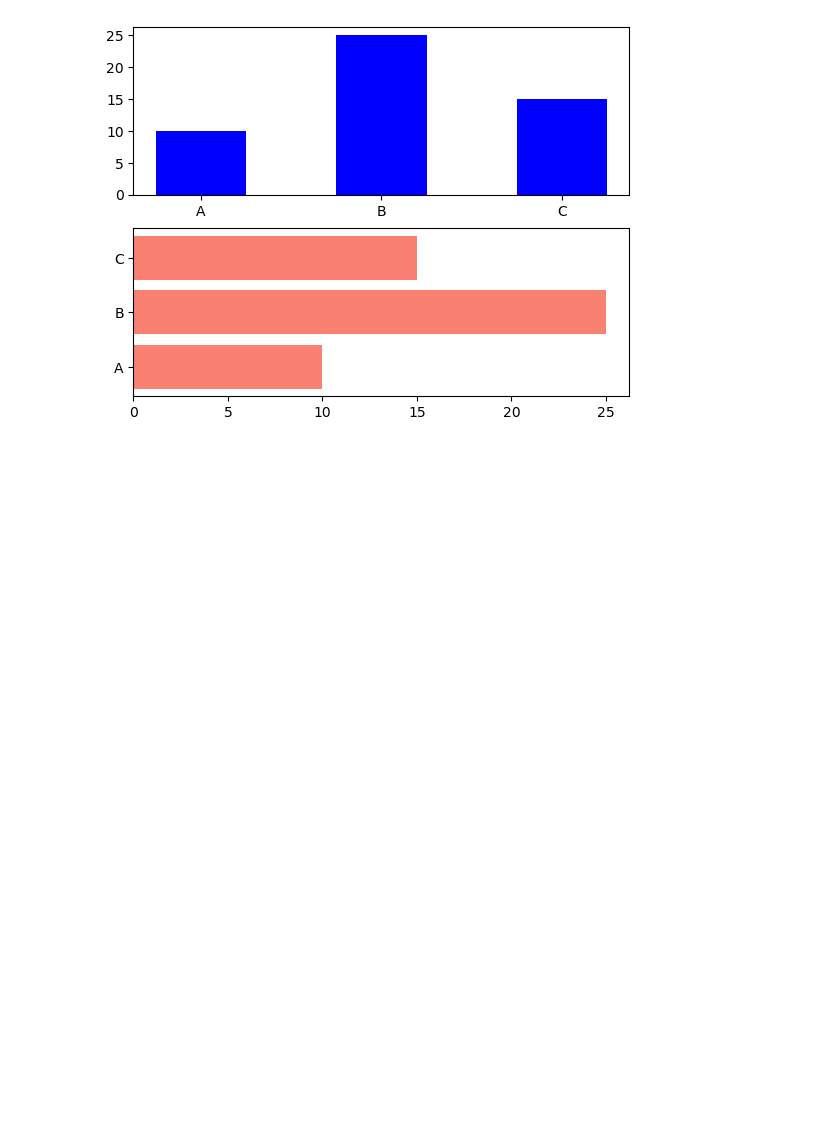
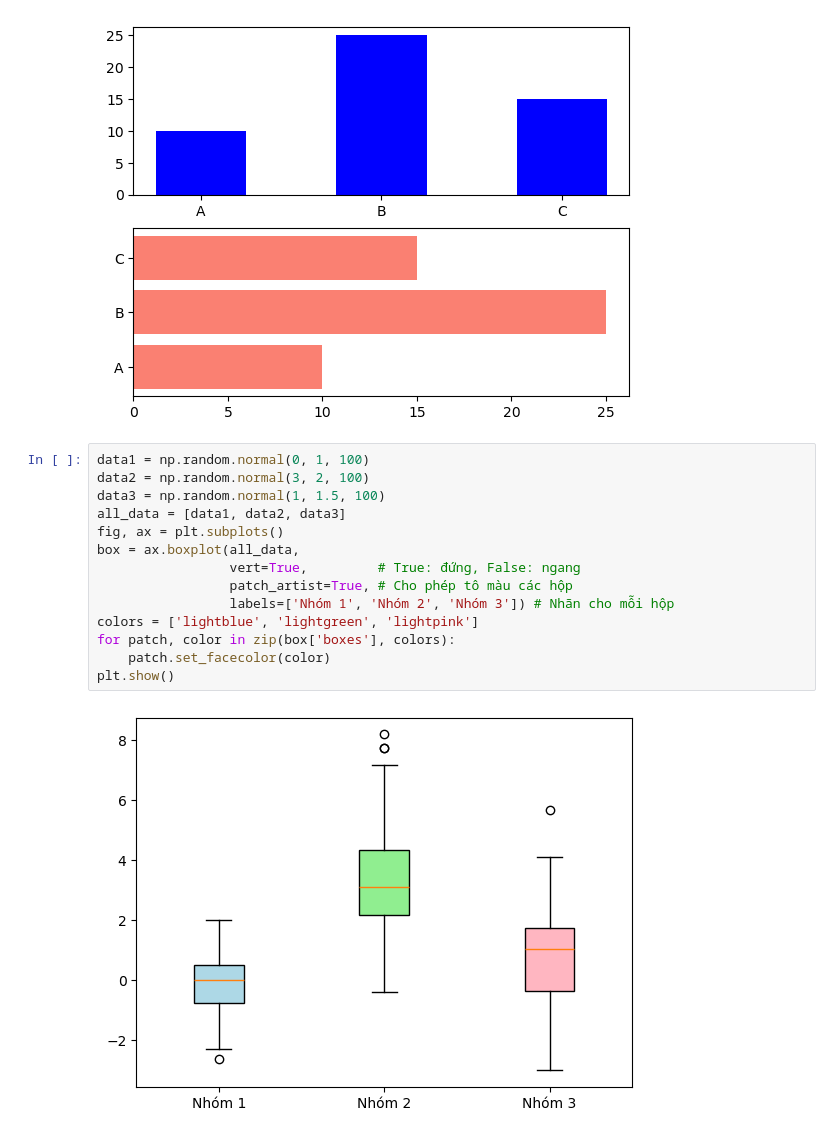
Before and after one commit to lamtd1/note, a Jupyter notebook: matplotlib.ipynb, the cells around one changed output. Cells and saved outputs as stored; diff of their text form; blank space fills up the shorter version.

```diff
--- a/matplotlib.ipynb
+++ b/matplotlib.ipynb
@@ -67,3 +68,19 @@ ax[1].barh(categories, values, color='salmon')
 plt.show()
 # %% [output]
 [figure]
+# %%
+data1 = np.random.normal(0, 1, 100)
+data2 = np.random.normal(3, 2, 100)
+data3 = np.random.normal(1, 1.5, 100)
+all_data = [data1, data2, data3]
+fig, ax = plt.subplots()
+box = ax.boxplot(all_data,
+                 vert=True,         # True: đứng, False: ngang
+                 patch_artist=True, # Cho phép tô màu các hộp
+                 labels=['Nhóm 1', 'Nhóm 2', 'Nhóm 3']) # Nhãn cho mỗi hộp
+colors = ['lightblue', 'lightgreen', 'lightpink']
+for patch, color in zip(box['boxes'], colors):
+    patch.set_facecolor(color)
+plt.show()
+# %% [output]
+[figure, added]
```
Also changed, not shown: parts of 6 cells of this notebook.
